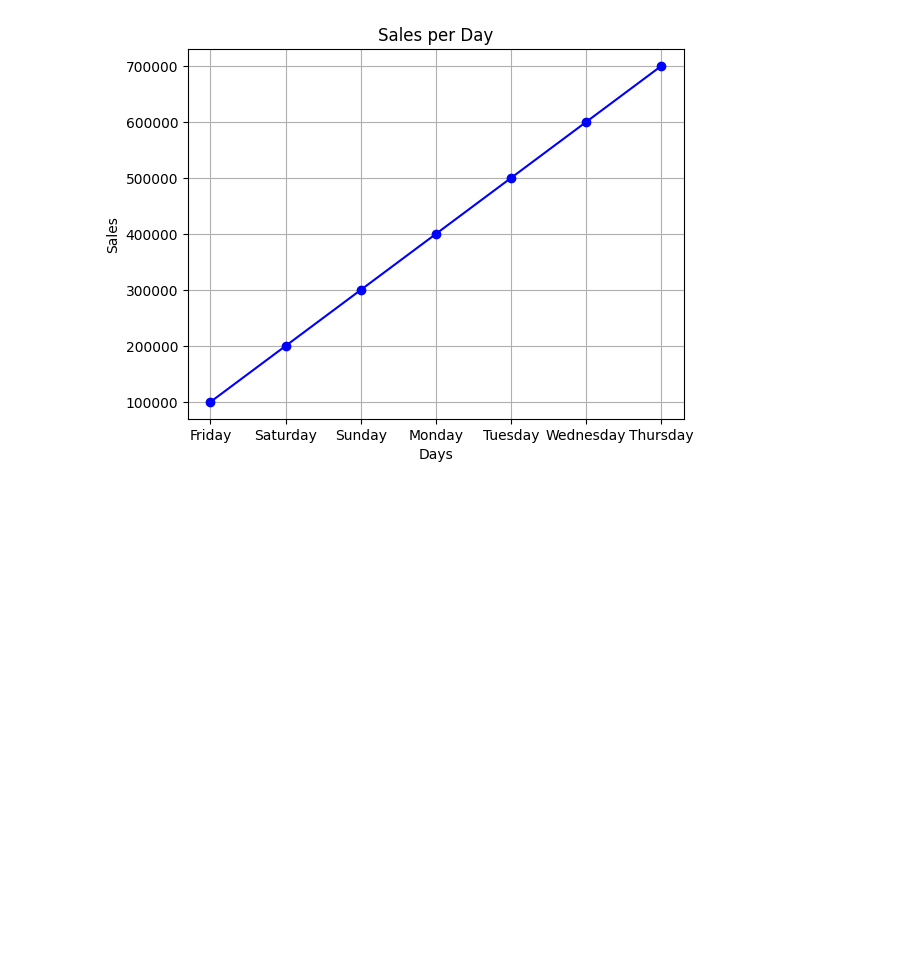
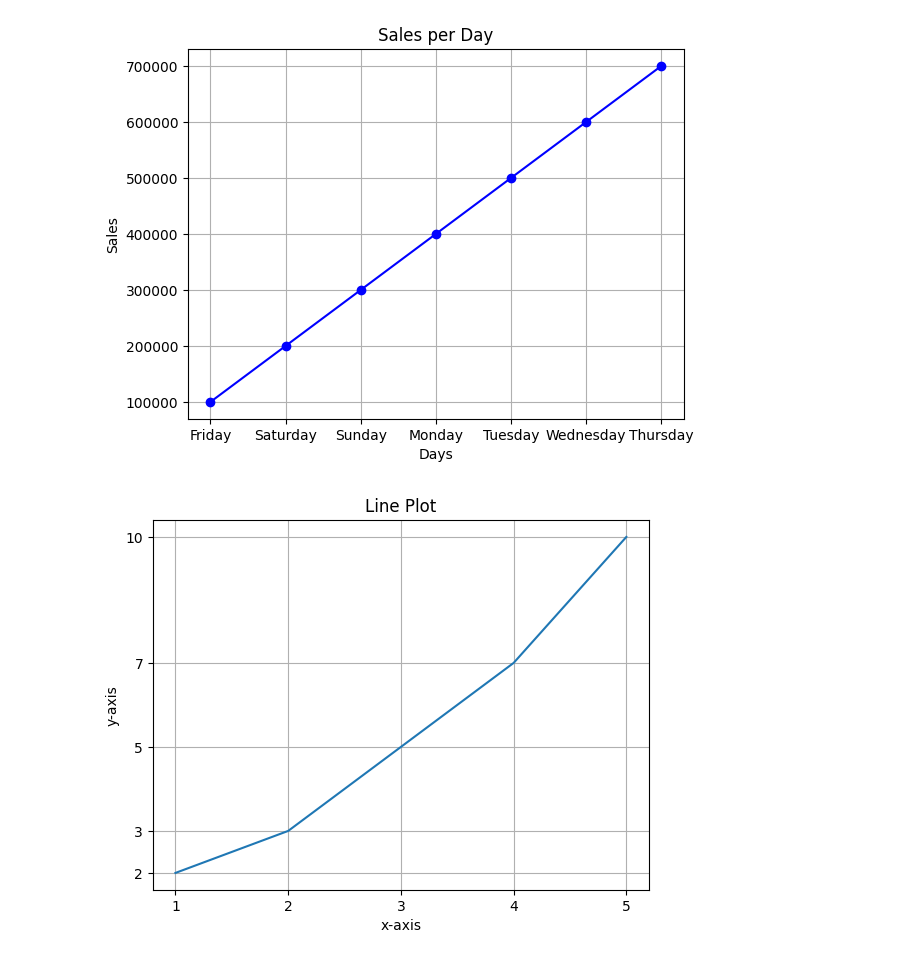
Before and after one commit to faruk950147/Python-A-to-Z, a Jupyter notebook: 07 ML/matplot/main.ipynb, the cells around one changed output. Drawn from its saved outputs; the diff is of its cells as text; code cells hidden in the pictures; blank space fills up the shorter version.

```diff
--- a/07 ML/matplot/main.ipynb
+++ b/07 ML/matplot/main.ipynb
@@ -54,3 +54,23 @@ plt.grid(True)
 plt.show()
 # %% [output]
 [figure]
+# %%
+import matplotlib.pyplot as plt
+import numpy as np
+
+x = np.array([1, 2, 3, 4, 5])
+y = np.array([2, 3, 5, 7, 10])
+
+plt.plot(x, y)
+plt.xlabel('x-axis')
+plt.ylabel('y-axis')
+plt.title('Line Plot')
+plt.grid()
+
+# x-axis and y-axis just integer
+plt.xticks(x)  # x-axis ticks to integer
+plt.yticks(y)  # y-axis ticks to integer
+
+plt.show()
+# %% [output]
+[figure, added]
```
Also changed, not shown: parts of 2 cells of this notebook.
